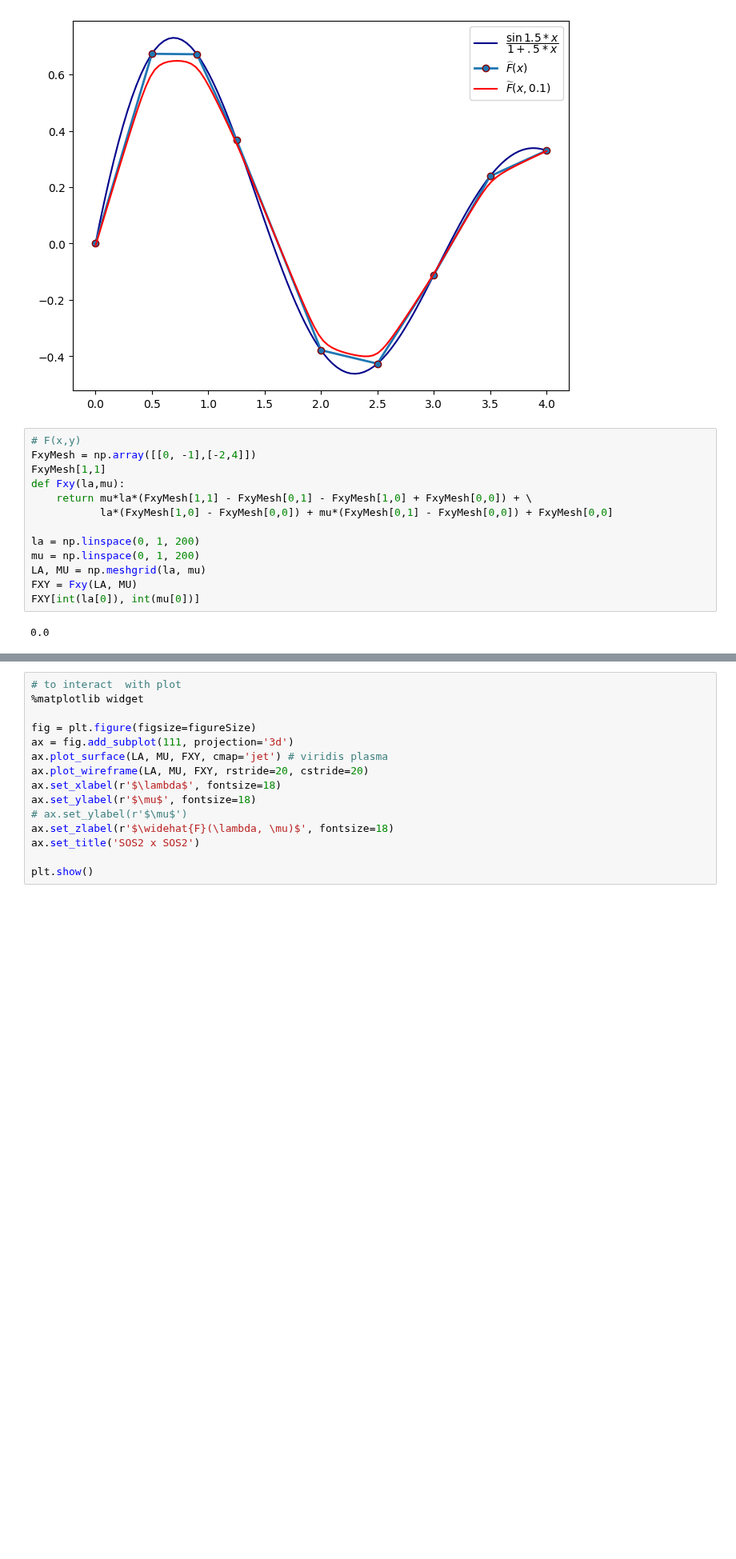
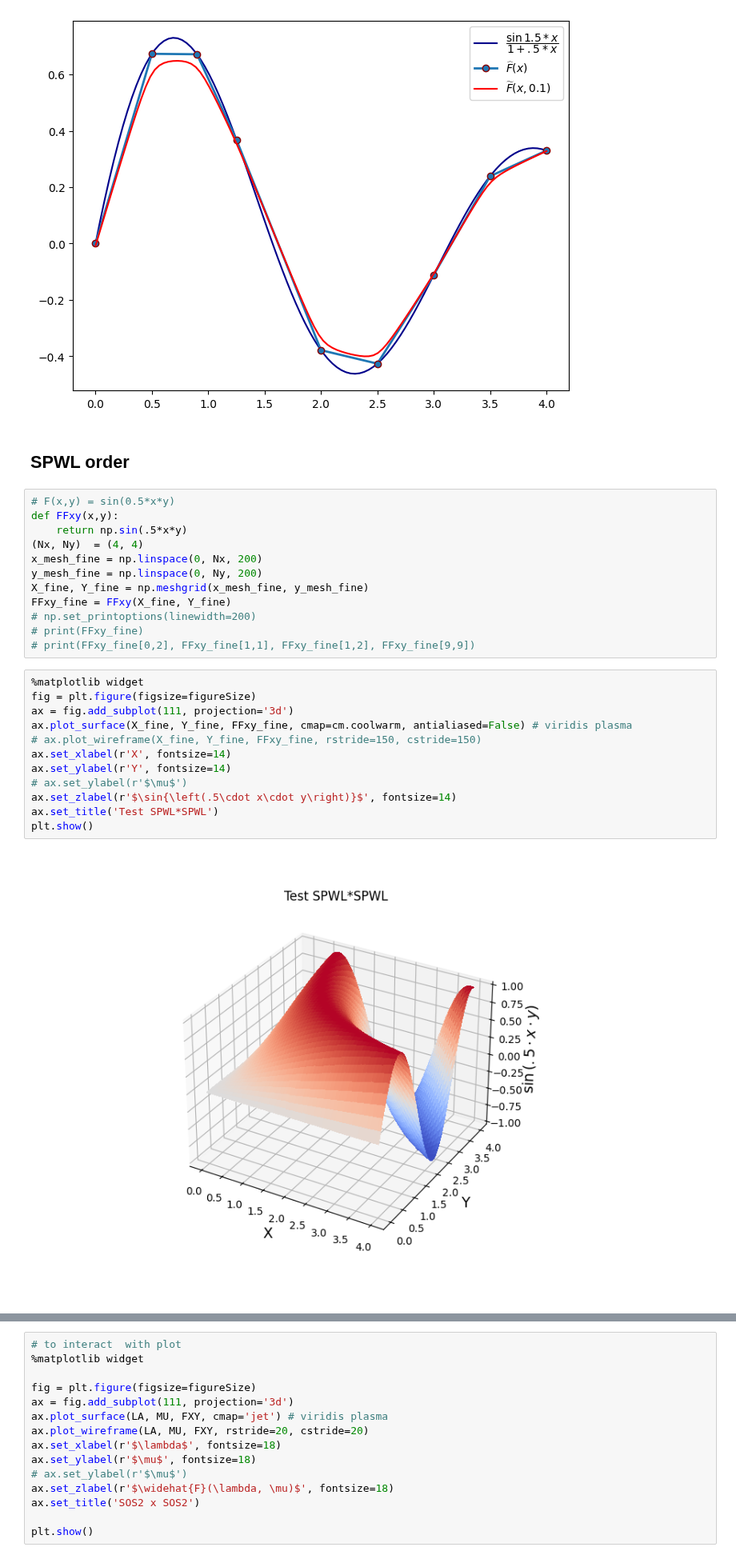
Before and after one commit to distcomp/SvF, a Jupyter notebook: ndiscr/discr_misc.ipynb, the cells around one changed output, grey strips where cells are left out. Shown at 80% size. Saved outputs shown, nothing was run; the diff lists cells and outputs as text; blank space fills up the shorter version.

Commit message:
SPWL(X)*SPWL(Y) - is commutative. SOS2(X)*SOS2(X)*SOS2(Z) - too ?

```diff
--- a/ndiscr/discr_misc.ipynb
+++ b/ndiscr/discr_misc.ipynb
@@ -68,18 +70,31 @@ plt.legend()
 plt.show()
 # %% [output]
 [figure]
-# %%
-# F(x,y)
-FxyMesh = np.array([[0, -1],[-2,4]])
-FxyMesh[1,1]
-def Fxy(la,mu):
-    return mu*la*(FxyMesh[1,1] - FxyMesh[0,1] - FxyMesh[1,0] + FxyMesh[0,0]) + \
-           la*(FxyMesh[1,0] - FxyMesh[0,0]) + mu*(FxyMesh[0,1] - FxyMesh[0,0]) + FxyMesh[0,0]
-
-la = np.linspace(0, 1, 200)
-mu = np.linspace(0, 1, 200)
-LA, MU = np.meshgrid(la, mu)
-FXY = Fxy(LA, MU)
-FXY[int(la[0]), int(mu[0])]
-# %% [output]
-0.0
+# %% [markdown]
+## SPWL order
+# %%
+# F(x,y) = sin(0.5*x*y)
+def FFxy(x,y):
+    return np.sin(.5*x*y)
+(Nx, Ny)  = (4, 4)
+x_mesh_fine = np.linspace(0, Nx, 200)
+y_mesh_fine = np.linspace(0, Ny, 200)
+X_fine, Y_fine = np.meshgrid(x_mesh_fine, y_mesh_fine)
+FFxy_fine = FFxy(X_fine, Y_fine)
+# np.set_printoptions(linewidth=200)
+# print(FFxy_fine)
+# print(FFxy_fine[0,2], FFxy_fine[1,1], FFxy_fine[1,2], FFxy_fine[9,9])
+# %%
+%matplotlib widget
+fig = plt.figure(figsize=figureSize)
+ax = fig.add_subplot(111, projection='3d')
+ax.plot_surface(X_fine, Y_fine, FFxy_fine, cmap=cm.coolwarm, antialiased=False) # viridis plasma
+# ax.plot_wireframe(X_fine, Y_fine, FFxy_fine, rstride=150, cstride=150)
+ax.set_xlabel(r'X', fontsize=14)
+ax.set_ylabel(r'Y', fontsize=14)
+# ax.set_ylabel(r'$\mu$')
+ax.set_zlabel(r'$\sin{\left(.5\cdot x\cdot y\right)}$', fontsize=14)
+ax.set_title('Test SPWL*SPWL')
+plt.show()
+# %% [output]
+[figure, added]
```
Also changed, not shown: parts of 9 cells of this notebook, 3 other files.
